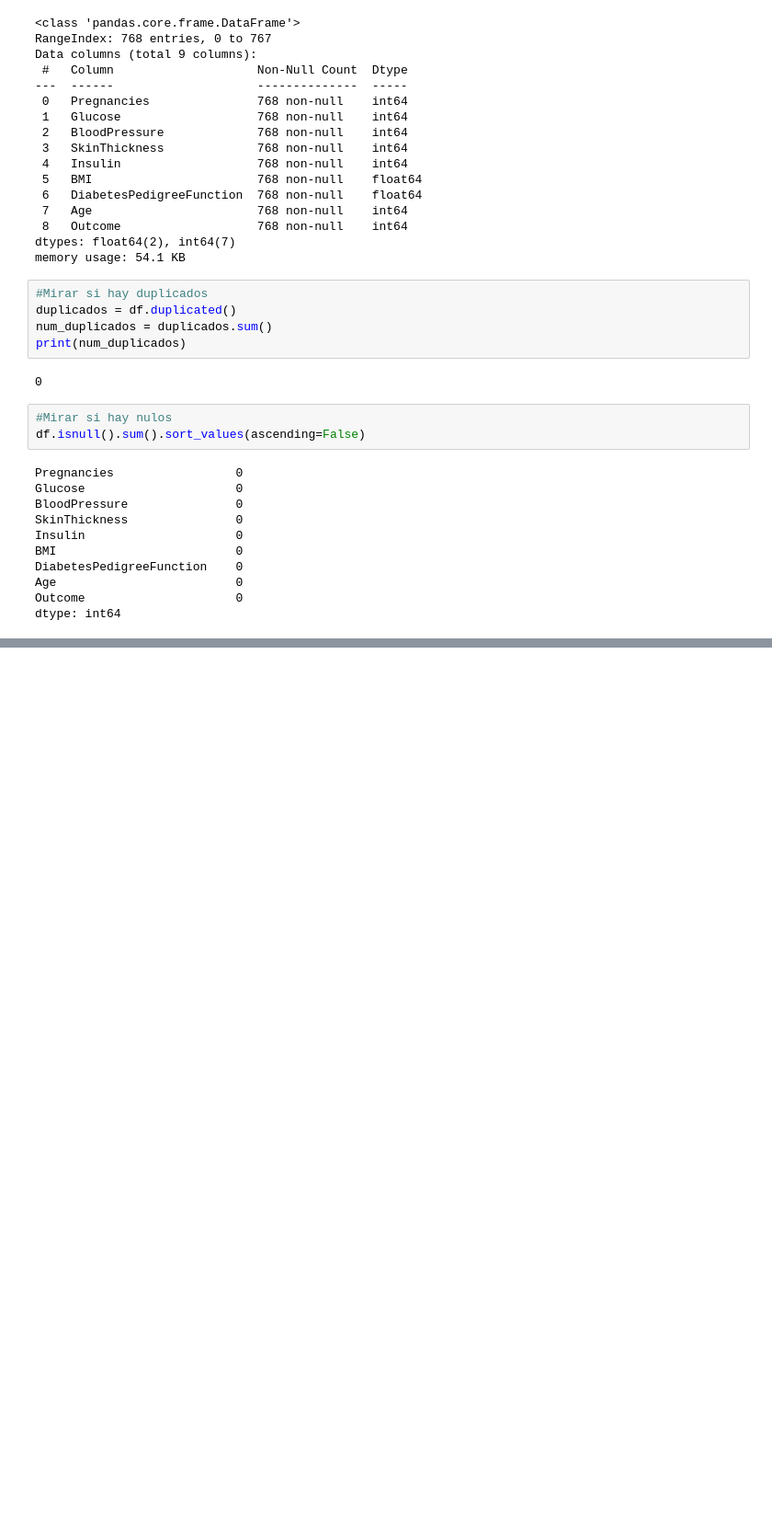
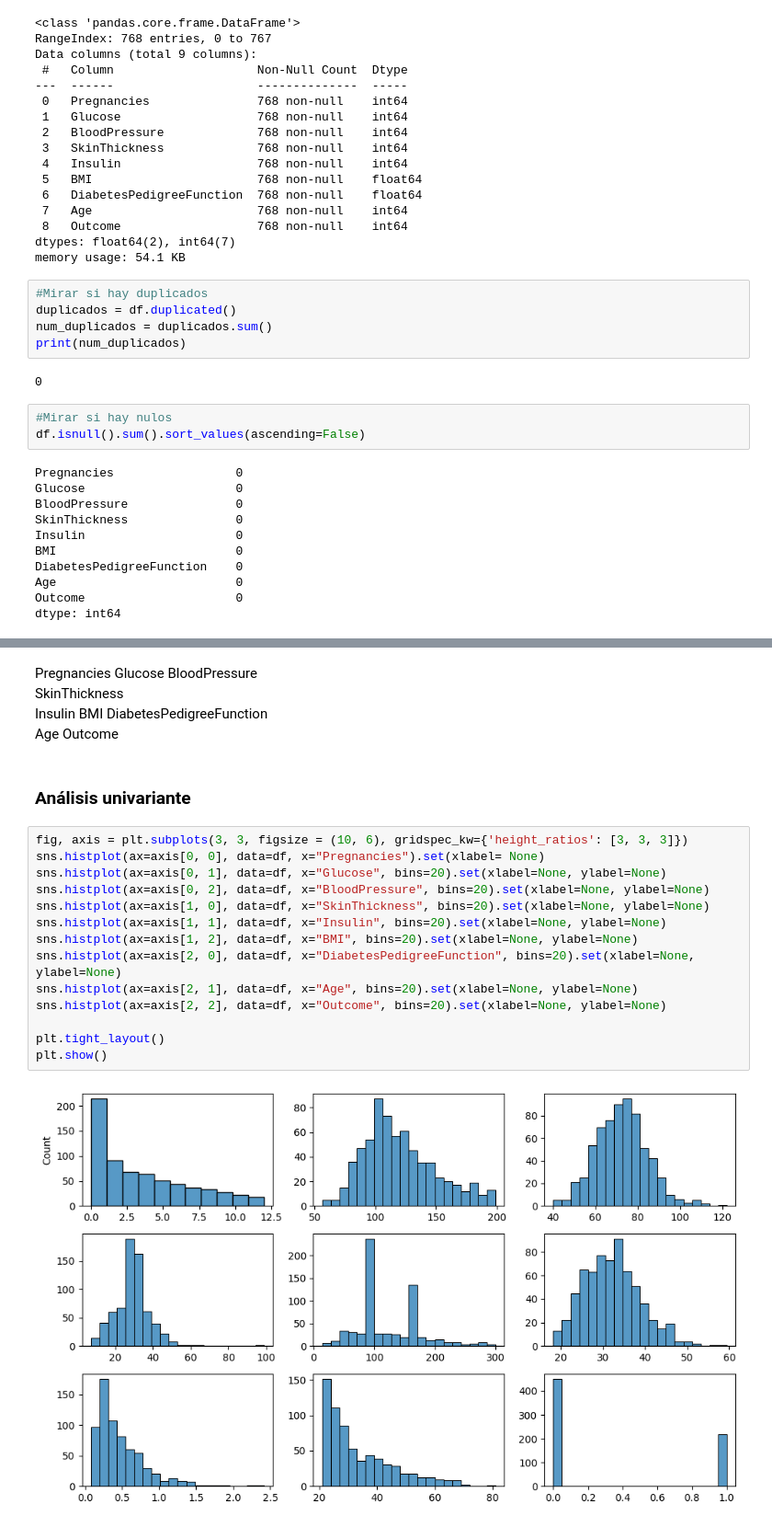
Before and after one commit to 4GeeksAcademy/kiliangil-Prediciendo-la-diabetes, a Jupyter notebook: src/explore.ipynb, the cells around one changed output, grey strips where cells are left out. Shown at 92% size. Saved outputs shown, nothing was run; the diff lists cells and outputs as text; blank space fills up the shorter version.

```diff
--- a/src/explore.ipynb
+++ b/src/explore.ipynb
@@ -72,6 +86,34 @@ df.describe()
 | 50% | 3.000000 | 117.000000 | 72.000000 | 23.000000 | 30.500000 | 32.000000 | 0.372500 | 29.000000 | ... |
 | 75% | 6.000000 | 140.250000 | 80.000000 | 32.000000 | 127.250000 | 36.600000 | 0.626250 | 41.000000 | ... |
 | max | 17.000000 | 199.000000 | 122.000000 | 99.000000 | 846.000000 | 67.100000 | 2.420000 | 81.000000 | ... |
+# %% [markdown]
+Pregnancies
+Glucose
+BloodPressure
+SkinThickness
+Insulin
+BMI
+DiabetesPedigreeFunction
+Age
+Outcome
+# %% [markdown]
+### Análisis univariante
+# %%
+fig, axis = plt.subplots(3, 3, figsize = (10, 6), gridspec_kw={'height_ratios': [3, 3, 3]})
+sns.histplot(ax=axis[0, 0], data=df, x="Pregnancies").set(xlabel= None)
+sns.histplot(ax=axis[0, 1], data=df, x="Glucose", bins=20).set(xlabel=None, ylabel=None)
+sns.histplot(ax=axis[0, 2], data=df, x="BloodPressure", bins=20).set(xlabel=None, ylabel=None)
+sns.histplot(ax=axis[1, 0], data=df, x="SkinThickness", bins=20).set(xlabel=None, ylabel=None)
+sns.histplot(ax=axis[1, 1], data=df, x="Insulin", bins=20).set(xlabel=None, ylabel=None)
+sns.histplot(ax=axis[1, 2], data=df, x="BMI", bins=20).set(xlabel=None, ylabel=None)
+sns.histplot(ax=axis[2, 0], data=df, x="DiabetesPedigreeFunction", bins=20).set(xlabel=None, ylabel=None)
+sns.histplot(ax=axis[2, 1], data=df, x="Age", bins=20).set(xlabel=None, ylabel=None)
+sns.histplot(ax=axis[2, 2], data=df, x="Outcome", bins=20).set(xlabel=None, ylabel=None)
+
+plt.tight_layout()
+plt.show()
+# %% [output]
+[figure, added]
 # %%
 fig, axis = plt.subplots(3, 3, figsize = (20, 17))
 
```
Also changed, not shown: parts of 31 cells of this notebook, 1 other file.
